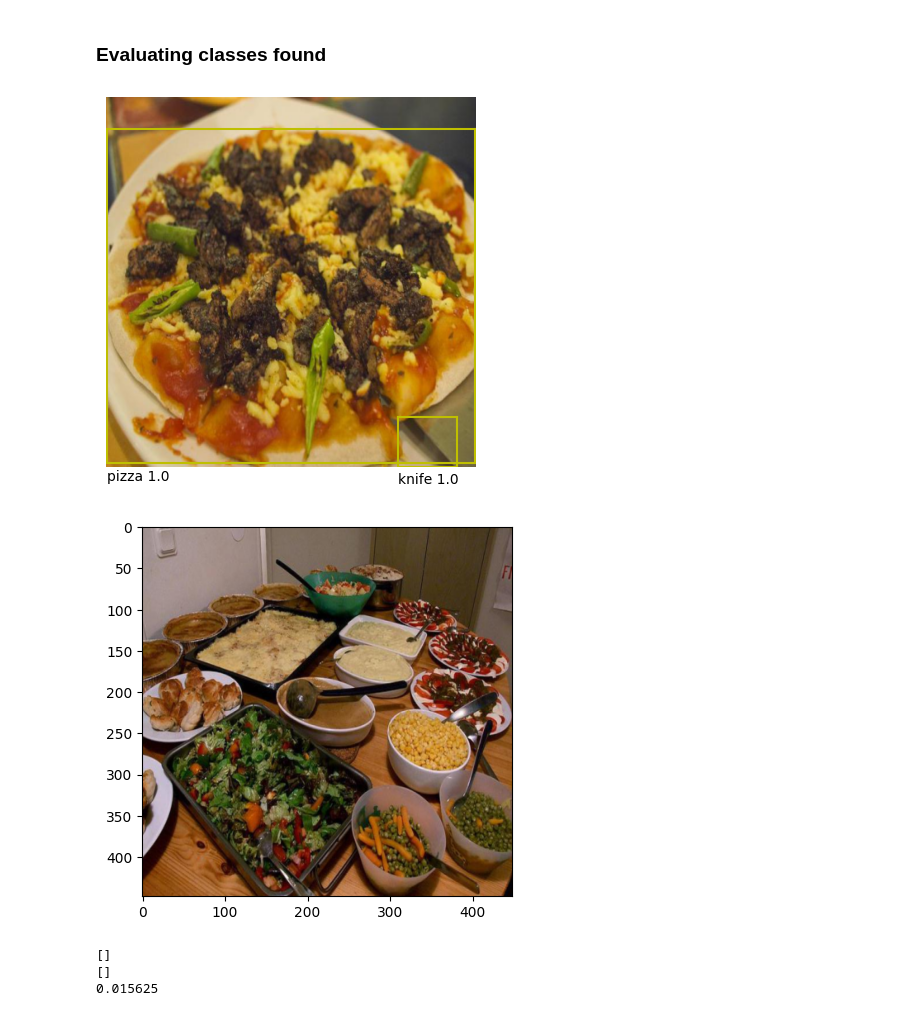
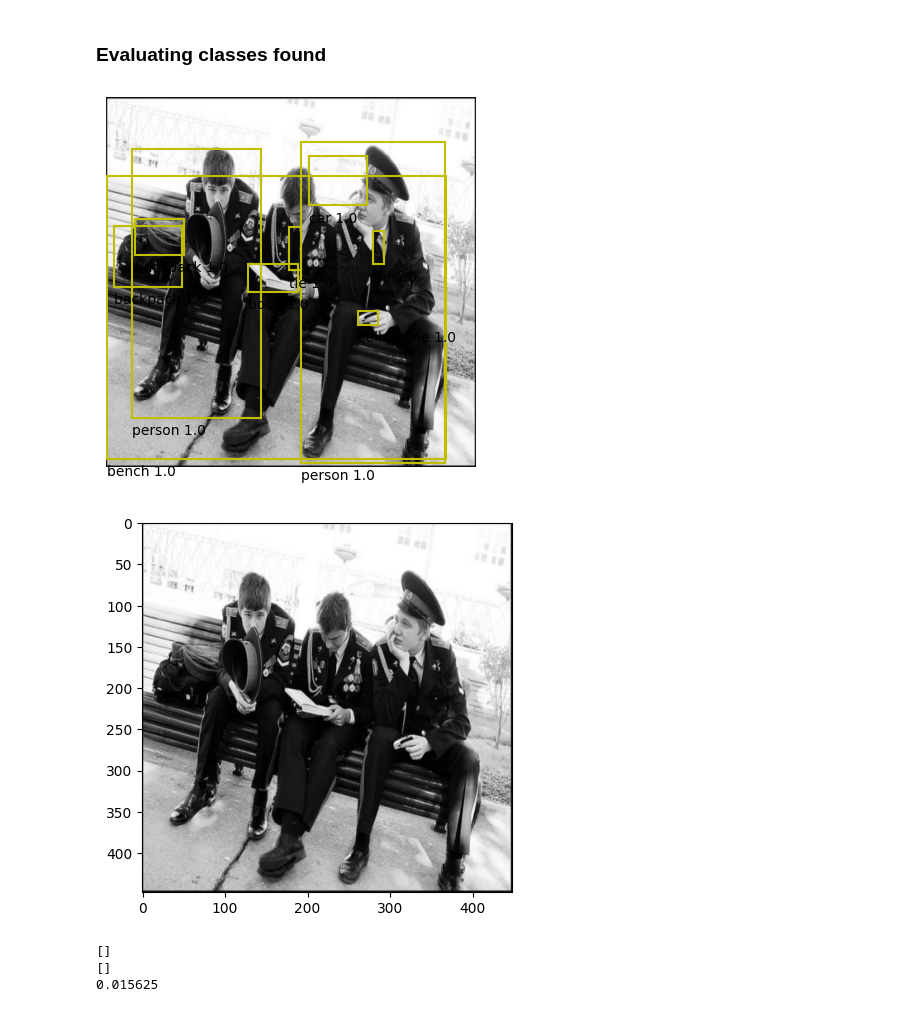
Before and after one commit to maianumerosky/EryxYOLO, a Jupyter notebook: yoloCoco.ipynb, the cells around one changed output. Drawn from its saved outputs; the diff is of its cells as text; code cells hidden in the pictures.

```diff
--- a/yoloCoco.ipynb
+++ b/yoloCoco.ipynb
@@ -24,7 +24,7 @@ class COCO128Dataset(Dataset):
         self.img_path = img_path  # images folder path
         self.label_path = label_path  # labels folder path
         self.transforms = transforms
-        self.filenames = [image for image in sorted(os.listdir(self.img_path)) if image[-4:]=='.jpg']
+        self.filenames = [image for image in sorted(os.listdir(self.img_path)) if image[-4:]=='.jpg'][0:2]
         self.S = S
         self.B = B
         self.num_classes = num_classes
@@ -89,7 +89,7 @@ def create_dataloader(img_path, label_path, train_proportion, val_proportion, te
 img_path = "data/coco128/train/"
 label_path = "data/coco128/train/"
 train_dataloader,_,_ = create_dataloader(img_path, label_path, 1, 0, 0,
-                                    batch_size = 8,
+                                    batch_size = 1,
                                     input_size = 448,
                                     S=7,
                                     B=2,
@@ -248,10 +250,10 @@ toy_model.eval()
 # %%
 import draw_bbox as dbb
 
-img, label = train_dataloader.dataset[32]
+img, label = train_dataloader.dataset[9]
 dbb.draw_img_and_bbox_from_true_labels(img, label, class_dict = class_dict)
 # %% [output]
-[figure, old version]
+[figure, new version]
 # %%
 from draw_bbox import draw_prediction_grid_bbox, torch_to_pil
 import matplotlib.pyplot as plt
@@ -264,7 +266,7 @@ for i in range(7):
     for j in range(7):
         draw_prediction_grid_bbox(pred[0,i,j,:], ax, class_dict = class_dict)
 # %% [output]
-[figure, old version]
+[figure, new version]
 # %%
 def objects_found(model_output, threshold = 0.5):
 
```
Also changed, not shown: parts of 11 cells of this notebook, 2 other files.
